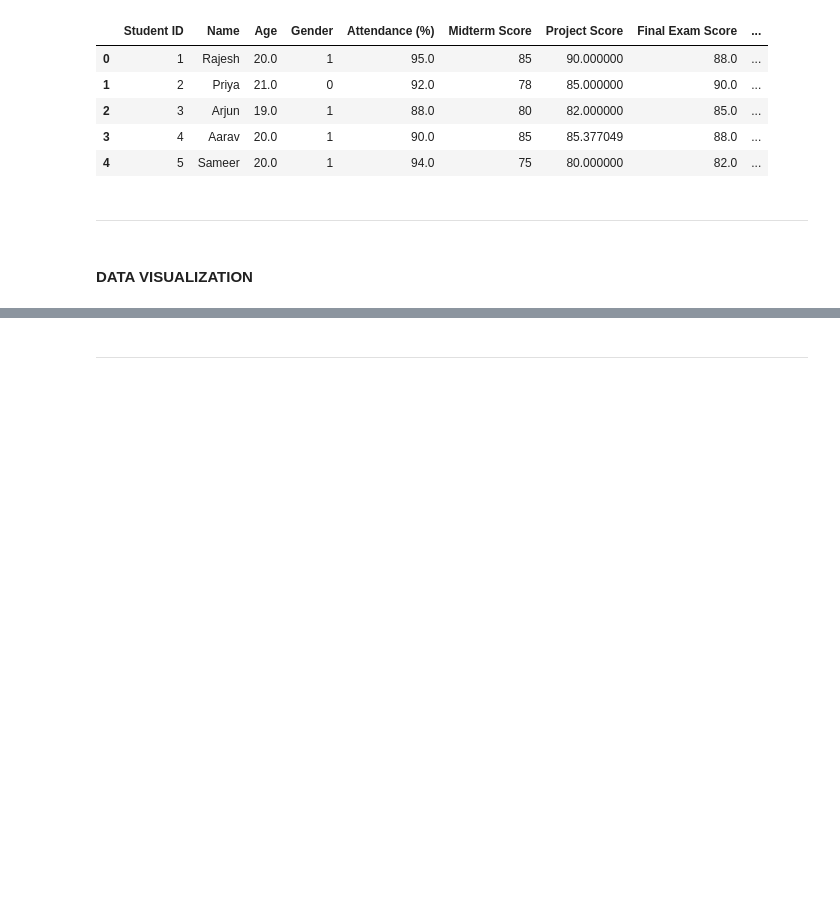
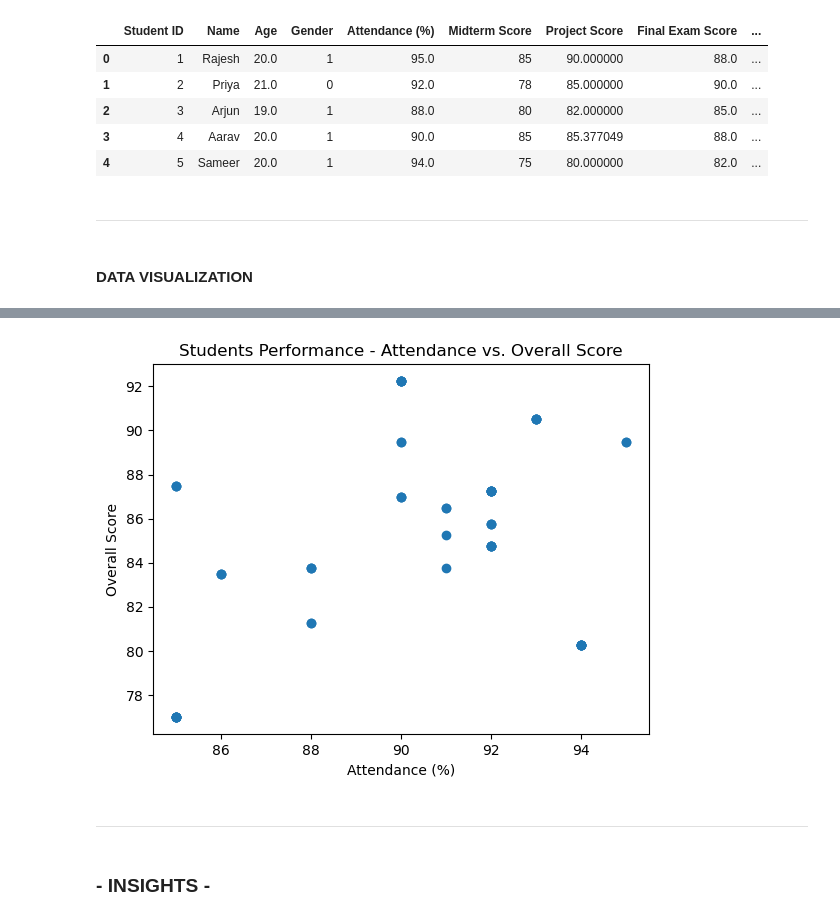
Before and after one commit to amenhasfaw/DPFE_Capstone_Project, a Jupyter notebook: Analysis.ipynb, the cells around one changed output, grey strips where cells are left out. Saved outputs shown, nothing was run; the diff lists cells and outputs as text; code cells hidden in the pictures; blank space fills up the shorter version.

```diff
--- a/Analysis.ipynb
+++ b/Analysis.ipynb
@@ -181,2 +230,13 @@ df.to_csv('encoded_dataset.csv', index=False)
+# %%
+# Scatter plot of Overall Score vs. Attendance (%)
+plt.scatter(df['Attendance (%)'], df['Overall Score'])
+plt.xlabel('Attendance (%)')
+plt.ylabel('Overall Score')
+plt.title('Students Performance - Attendance vs. Overall Score')
+plt.show()
+# %% [output]
+[figure, added]
 # %% [markdown]
 ---
+# %% [markdown]
+### - INSIGHTS -
```
Also changed, not shown: parts of 11 cells of this notebook, 1 other file.
